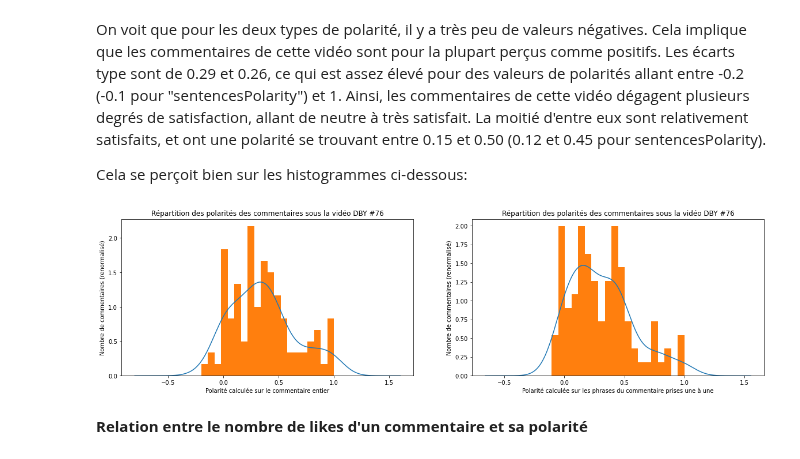
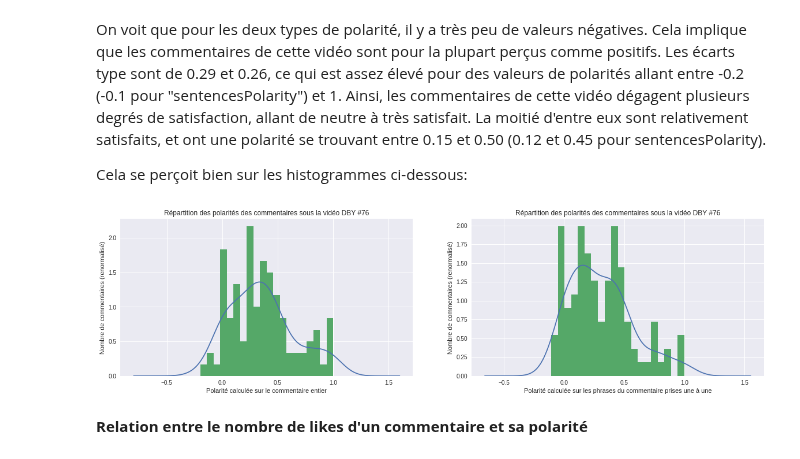
Before and after one commit to AntoineLlg/projet-python-2a, a Jupyter notebook: polarisation.ipynb, the cells around one changed output. Cells and saved outputs as stored; diff of their text form; code cells hidden in the pictures.

```diff
--- a/polarisation.ipynb
+++ b/polarisation.ipynb
@@ -66,26 +82,27 @@ Les écarts type sont de 0.29 et 0.26, ce qui est assez élevé pour des valeurs
 
 Cela se perçoit bien sur les histogrammes ci-dessous:
 # %%
+plt.style.use('seaborn')
 fig, axs = plt.subplots(1, 2, figsize=(20, 5))
 
 data.loc[data['DBY'] == "DBY #76", 'Polarity'].plot.density(ax=axs[0])
 data.loc[data['DBY'] == "DBY #76", 'Polarity'].plot.hist(bins=20, density=True, ax=axs[0])
 
 axs[0].set_xlabel("Polarité calculée sur le commentaire entier")
 axs[0].set_ylabel("Nombre de commentaires (renormalisé)")
 axs[0].set_title("Répartition des polarités des commentaires sous la vidéo DBY #76")
 
 data.loc[data['DBY'] == "DBY #76", 'sentencesPolarity'].plot.density(ax=axs[1])
 data.loc[data['DBY'] == "DBY #76", 'sentencesPolarity'].plot.hist(bins=20, density=True, ax=axs[1])
 
 axs[1].set_xlabel("Polarité calculée sur les phrases du commentaire prises une à une")
 axs[1].set_ylabel("Nombre de commentaires (renormalisé)")
 axs[1].set_title("Répartition des polarités des commentaires sous la vidéo DBY #76")
 
 plt.savefig('./graphs/histogrammes_polarites.png', format='png')
 plt.show()
 # %% [output]
-[figure, old version]
+[figure, new version]
 # %% [markdown]
 **Relation entre le nombre de likes d'un commentaire et sa polarité**
 # %%
```
Also changed, not shown: parts of 7 cells of this notebook, 3 other files.
